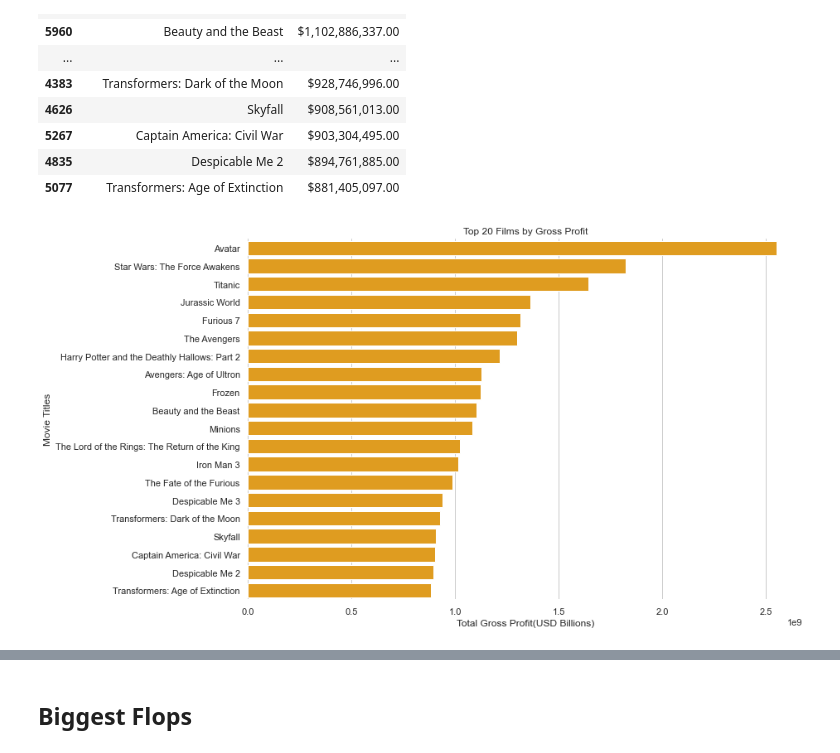
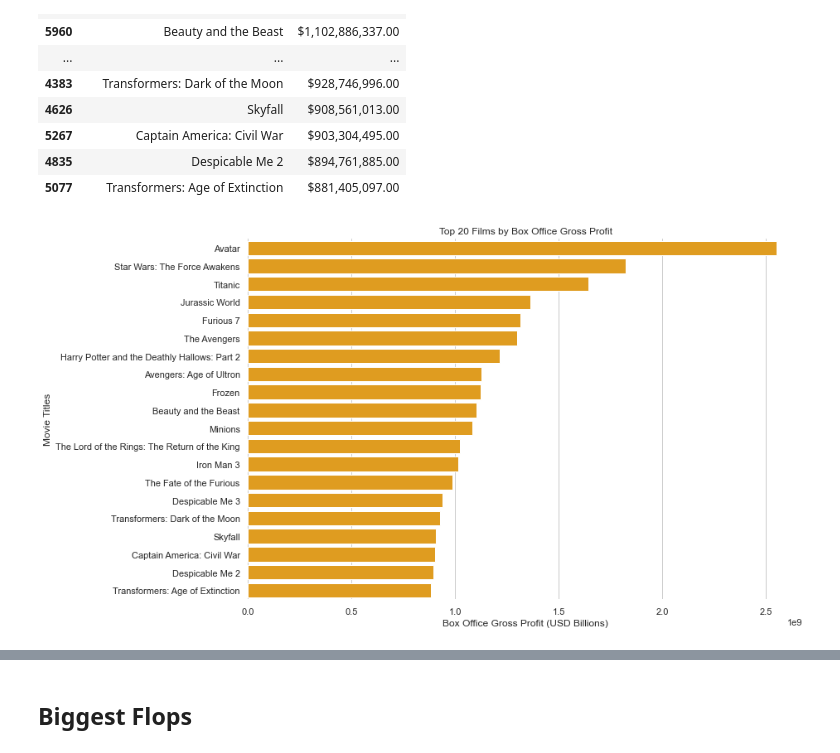
Before and after one commit to samgarcia3/Film-Analysis-and-Prediction, a Jupyter notebook: notebooks/IMDb EDA.ipynb, the cells around one changed output, grey strips where cells are left out. Cells and saved outputs as stored; diff of their text form; code cells hidden in the pictures.

```diff
--- a/notebooks/IMDb EDA.ipynb
+++ b/notebooks/IMDb EDA.ipynb
@@ -106,6 +106,28 @@ imdb_final.head()
 print(imdb_final.columns.tolist())
 # %% [output]
 ['id', 'imdb_id', 'title', 'budget', 'revenue', 'release_date', 'belongs_to_collection', 'runtime', 'num_genres', 'all_genres', 'genre_Drama', 'genre_Comedy', 'genre_Thriller', 'genre_Action', 'genre_ ...
+# %%
+imdb_final_list = ['id', 'imdb_id', 'title', 'budget', 'revenue', 'release_date', 'belongs_to_collection', 'runtime', 'num_genres', 'all_genres',
+ 'genre_Drama', 'genre_Comedy', 'genre_Thriller', 'genre_Action', 'genre_Romance', 'genre_Adventure', 'genre_Crime', 'genre_Science Fiction',
+ 'genre_Family', 'genre_Horror', 'genre_Fantasy', 'genre_Mystery', 'genre_Animation', 'genre_History', 'genre_Music', 'genre_War', 'genre_Western',
+ 'genre_Documentary', 'genre_Foreign', 'genre_TV Movie', 'lead', 'Algeria', 'Argentina', 'Australia', 'Austria', 'Bahamas', 'Belgium', 'Botswana', 'Brazil',
+ 'Bulgaria', 'Burkina Faso', 'Cambodia', 'Canada', 'Chile', 'China', 'Colombia', 'Costa Rica', 'Croatia', 'Czech Republic', 'Denmark', 'Ecuador', 'Finland',
+ 'France', 'Germany', 'Ghana', 'Greece', 'Hong Kong', 'Hungary', 'Iceland', 'India', 'Indonesia', 'Iran', 'Ireland', 'Israel', 'Italy', 'Japan', 'Jordan',
+ 'Kazakhstan', 'Liechtenstein', 'Lithuania', 'Luxembourg', 'Malaysia', 'Malta', 'Mauritania', 'Mexico', 'Monaco', 'Mongolia', 'Morocco', 'Namibia', 'Netherlands',
+ 'New Zealand', 'Norway', 'Pakistan', 'Palestinian Territory', 'Paraguay', 'Peru', 'Philippines', 'Poland', 'Portugal', 'Puerto Rico', 'Qatar', 'Romania', 'Russia',
+ 'Saudi Arabia', 'Serbia', 'Serbia and Montenegro', 'Singapore', 'Slovenia', 'South Africa', 'South Korea', 'Spain', 'Sri Lanka', 'Sweden', 'Switzerland', 'Taiwan',
+ 'Thailand', 'Tunisia', 'Turkey', 'Ukraine', 'United Arab Emirates', 'United Kingdom', 'United States of America', 'Uruguay', 'Venezuela', 'Amblin Entertainment',
+ 'BBC Films', 'Blumhouse Productions', 'Canal+', 'Castle Rock Entertainment', 'Columbia Pictures', 'Columbia Pictures Corporation', 'Davis Entertainment', 'Dimension Films',
+ 'DreamWorks Animation', 'DreamWorks SKG', 'Dune Entertainment', 'Dune Entertainment III', 'Epsilon Motion Pictures', 'EuropaCorp', 'Film4', 'Focus Features',
+ 'Fox 2000 Pictures', 'Fox Searchlight Pictures', 'France 2 Cinéma', 'Happy Madison Productions', 'Hollywood Pictures', 'Imagine Entertainment', 'Ingenious Film Partners',
+ 'Lakeshore Entertainment', 'Legendary Pictures', 'Lions Gate Films', 'Lionsgate', 'Malpaso Productions', 'Metro-Goldwyn-Mayer (MGM)', 'Millennium Films', 'Miramax Films',
+ 'Morgan Creek Productions', 'New Line Cinema', 'New Regency Pictures', 'Original Film', 'Orion Pictures', 'Paramount Pictures', 'Participant Media',
+ 'PolyGram Filmed Entertainment', 'Regency Enterprises', 'Relativity Media', 'Revolution Studios', 'Scott Free Productions', 'Scott Rudin Productions',
+ 'Screen Gems', 'Silver Pictures', 'Spyglass Entertainment', 'Studio Babelsberg', 'StudioCanal', 'Summit Entertainment', 'TF1 Films Production', 'TSG Entertainment',
+ 'The Weinstein Company', 'Touchstone Pictures', 'TriStar Pictures', 'Twentieth Century Fox Film Corporation', 'UK Film Council', 'United Artists', 'Universal Pictures',
+ 'Village Roadshow Pictures', 'Walt Disney Pictures', 'Warner Bros.', 'Working Title Films', 'gross_profit']
+
+imdb_final = pd.read_csv('../data/processed/imdb_final.csv', usecols=imdb_final_list)
 # %%
 genre_list = ['id', 'imdb_id', 'title', 'budget', 'revenue', 'release_date', 'belongs_to_collection',
               'runtime', 'num_genres', 'all_genres', 'genre_Drama', 'genre_Comedy', 'genre_Thriller',
@@ -320,19 +351,0 @@ low_rev.loc[imdb_final['title'] == 'The Alamo']
-# %%
-sns.set_theme(style="whitegrid")
-
-# Initialize the matplotlib figure
-f, ax = plt.subplots(figsize=(12, 8))
-
-# Load revenue data
-high_rev = imdb_final[['title', 'revenue']].sort_values(by = 'revenue', ascending = True).head(20)
-
-# plot the highest revenue films
-ax =sns.barplot(x='revenue', y='title', data=high_rev,
-            label="Total", color="orange", ax=ax)
-
-# Add x and y axis labels
-ax.set(ylabel="Movie Titles",
-       xlabel="Total Revenue (USD Billions)",
-       title='Top 20 Films by Revenue')
-
-sns.despine(left=True, bottom=True)
@@ -365,23 +376,23 @@ high_gp.head(20)
 # %%
 sns.set_theme(style="whitegrid")
 
 # Initialize the matplotlib figure
 f, ax = plt.subplots(figsize=(12, 8))
 
 # Load gross profit data
 high_gp = imdb_final[['title', 'gross_profit']].sort_values(by = 'gross_profit', ascending = False).head(20)
 
 # plot the highest revenue films
 sns.barplot(x='gross_profit', y='title', data=high_gp,
             label="Total", color="orange")
 
 # Add x and y axis labels
 ax.set(ylabel="Movie Titles",
-       xlabel="Total Gross Profit(USD Billions)",
-       title='Top 20 Films by Gross Profit')
+       xlabel="Box Office Gross Profit (USD Billions)",
+       title='Top 20 Films by Box Office Gross Profit')
 sns.despine(left=True, bottom=True)
 # %% [output]
-[figure, old version]
+[figure, new version]
 # %%
 import plotly.express as px
 import plotly.graph_objects as go
```
Also changed, not shown: parts of 21 cells of this notebook, 4 other files.
